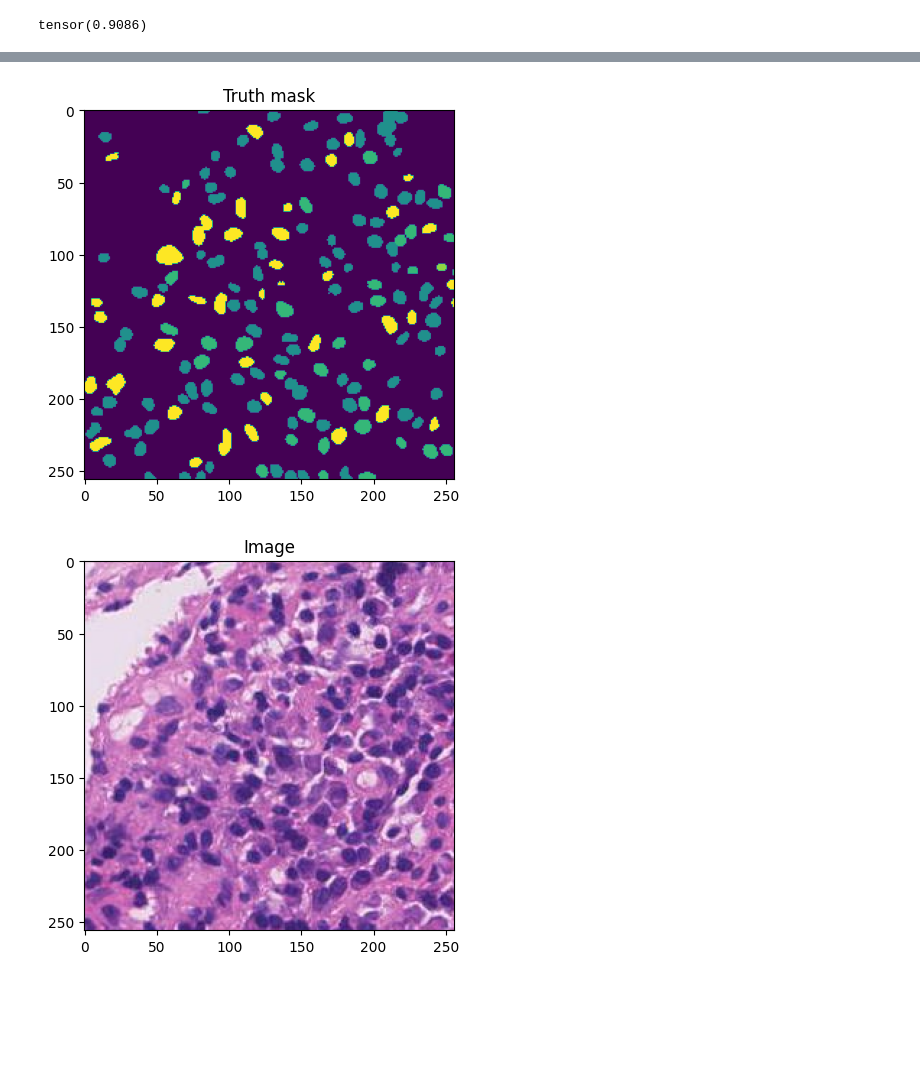
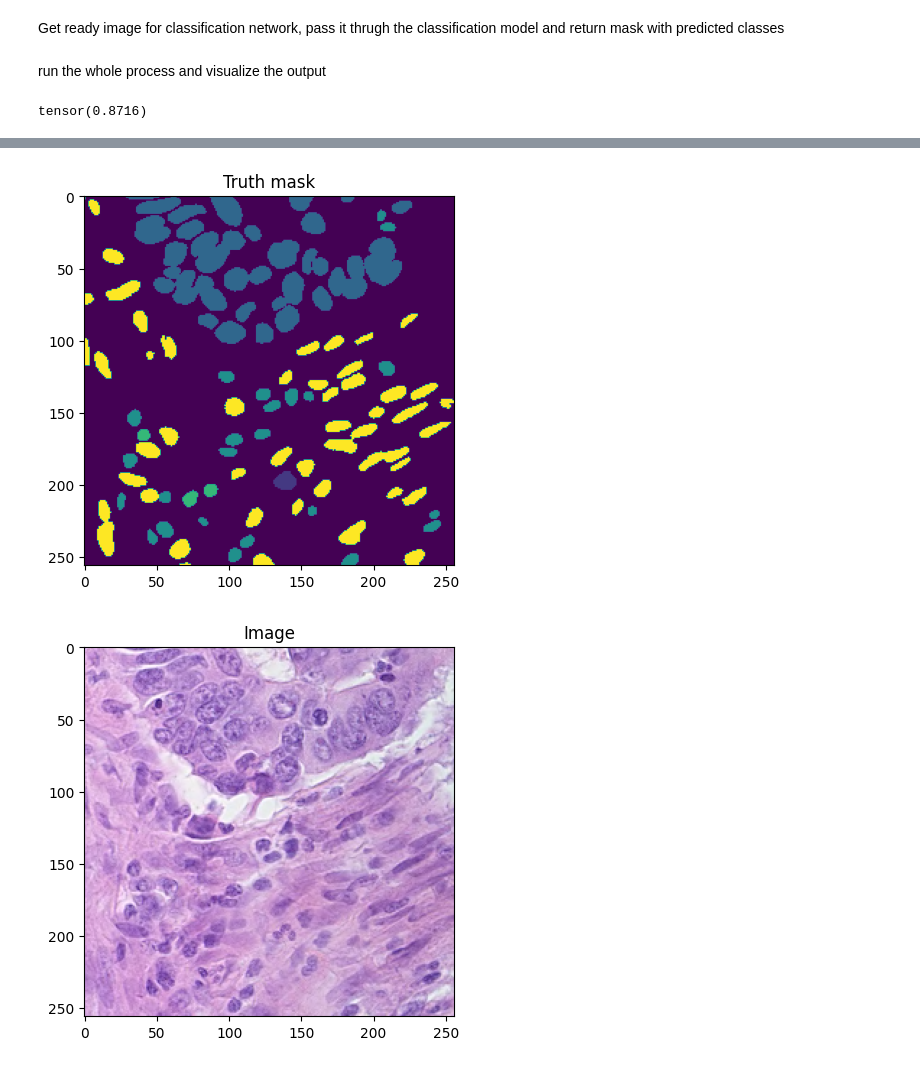
Before and after one commit to PavolHradsky/BP2, a Jupyter notebook: Testing.ipynb, the cells around one changed output, grey strips where cells are left out. Cells and saved outputs as stored; diff of their text form; code cells hidden in the pictures; blank space fills up the shorter version.

```diff
--- a/Testing.ipynb
+++ b/Testing.ipynb
@@ -137,6 +125,8 @@ def segmentation(images, labels, n = 0, key = 0.6):
         # print(dice_value)
 
     return image, output, label
+# %% [markdown]
+Get ready image for classification network, pass it thrugh the classification model and return mask with predicted classes
 # %%
 def classification(image, output, label, size=32, image_size=256):
     arr_labels = []
@@ -195,8 +185,10 @@ def classification(image, output, label, size=32, image_size=256):
     return new_label
 # %%
 segm_net, clas_net, images, labels = load_data()
+# %% [markdown]
+run the whole process and visualize the output
 # %%
-n = 3456
+n = 1824
 
 image, output, label = segmentation(images, labels, n=n)
 new_label = classification(image, output, label)
@@ -213,4 +205,4 @@ plt.imshow(images[n])
 plt.title("Image")
 plt.show()
 # %% [output]
-tensor(0.9086)
+tensor(0.8716)
@@ -218,2 +210,2 @@ tensor(0.9086)
-[figure, old version]
+[figure, new version]
-[figure, old version]
+[figure, new version]
```
Also changed, not shown: parts of 6 cells of this notebook, 42 other files.
